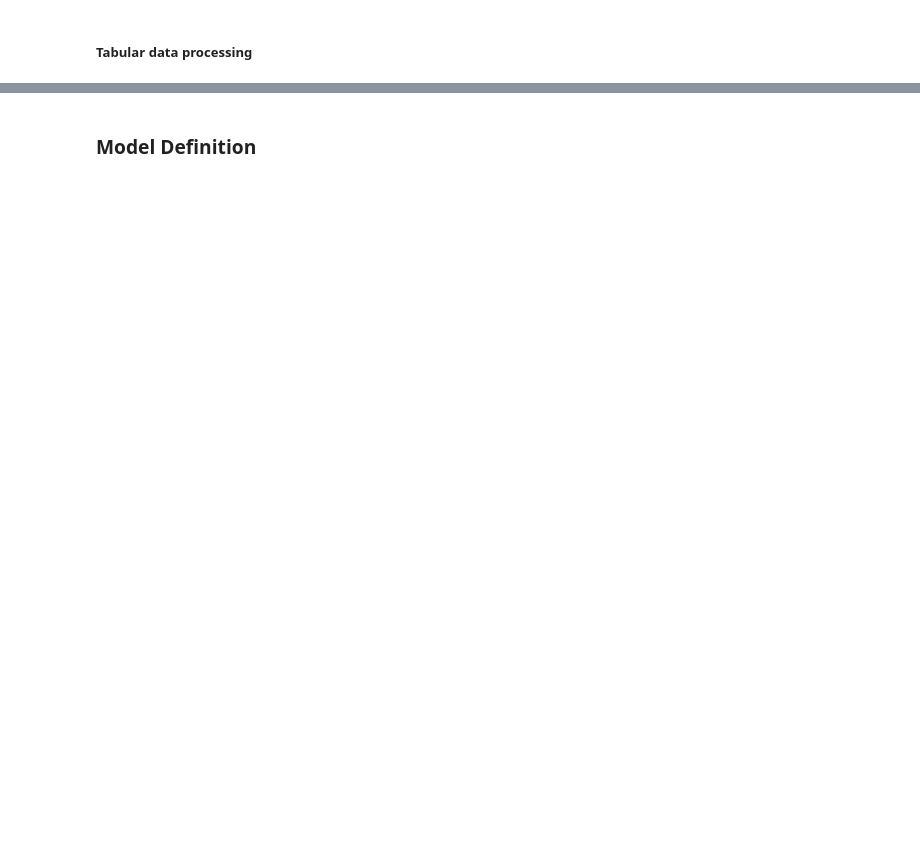
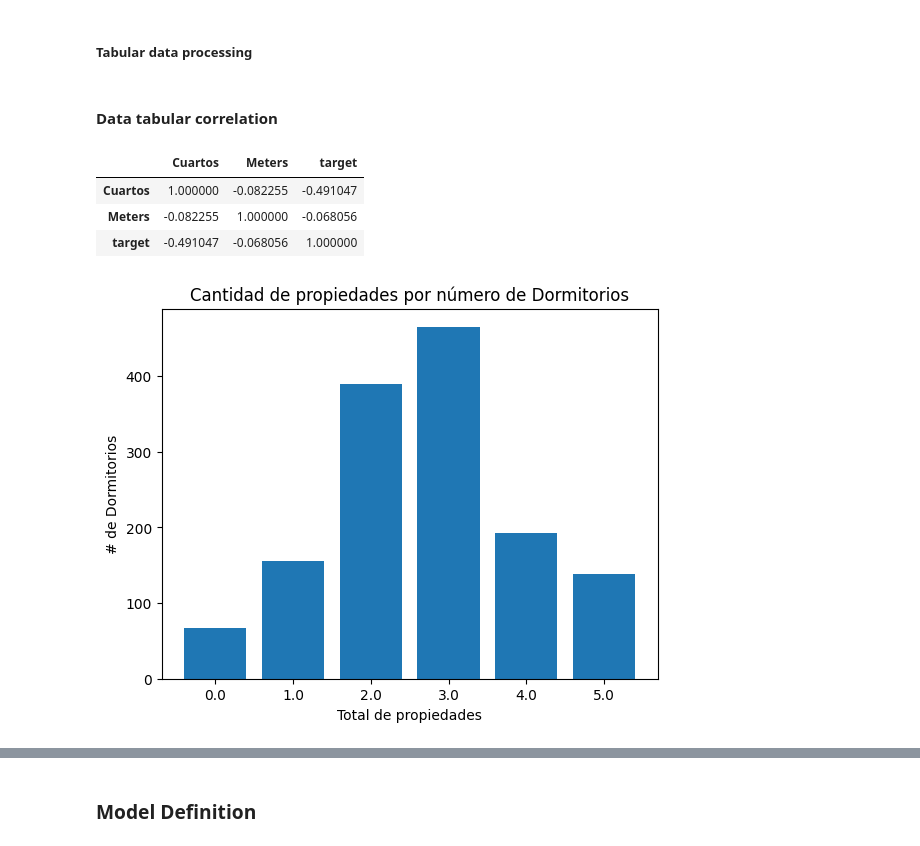
Before and after one commit to FelipeBastarrica/obligatorio-ml, a Jupyter notebook: modelo_obligatorio.ipynb, the cells around one changed output, grey strips where cells are left out. Saved outputs shown, nothing was run; the diff lists cells and outputs as text; code cells hidden in the pictures; blank space fills up the shorter version.

```diff
--- a/modelo_obligatorio.ipynb
+++ b/modelo_obligatorio.ipynb
@@ -323,3 +337,33 @@ X_train = data_train.drop('target', axis=1).astype(float).to_numpy()
 y_train = data_train.iloc[:,-1].astype(float).to_numpy().reshape(-1, 1)
 X_test = data_validation.drop('target', axis=1).astype(float).to_numpy()
 y_test = data_validation.iloc[:,-1].astype(float).to_numpy().reshape(-1, 1)
+# %% [markdown]
+#### Data tabular correlation
+# %%
+data_train.corr()
+# %% [output]
+|  | Cuartos | Meters | target |
+| Cuartos | 1.000000 | -0.082255 | -0.491047 |
+| Meters | -0.082255 | 1.000000 | -0.068056 |
+| target | -0.491047 | -0.068056 | 1.000000 |
+# %%
+import numpy as np
+
+def numpy_array_to_dict(arr):
+    unique_values, counts = np.unique(arr, return_counts=True)
+    result_dict = {value: count for value, count in zip(unique_values, counts)}
+    return result_dict
+
+# Example usage
+dict_rooms = numpy_array_to_dict(X_train[:,0])
+dict_meters = numpy_array_to_dict(X_train[:,1])
+
+#print(dict_meters)
+
+plt.bar(range(len(dict_rooms)), list(dict_rooms.values()), tick_label=list(dict_rooms.keys()))
+plt.title("Cantidad de propiedades por número de Dormitorios")
+plt.xlabel("Total de propiedades")
+plt.ylabel("# de Dormitorios")
+plt.show()
+# %% [output]
+[figure, added]
```
Also changed, not shown: parts of 23 cells of this notebook, 3 other files.
